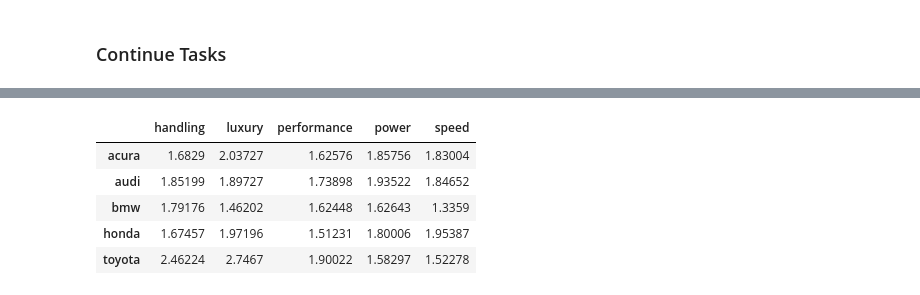
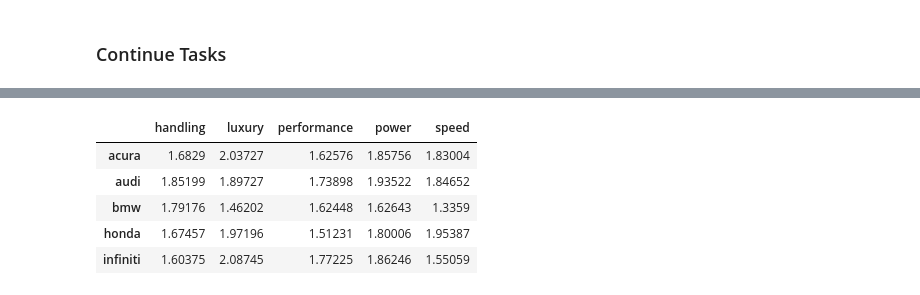
Before and after one commit to abhi-vik/ugc-analytics, a Jupyter notebook: assignments/first/Lift.ipynb, the cells around one changed output, grey strips where cells are left out. Saved outputs shown, nothing was run; the diff lists cells and outputs as text; code cells hidden in the pictures.

Commit message:
Pushing latest changes to Lift project

```diff
--- a/assignments/first/Lift.ipynb
+++ b/assignments/first/Lift.ipynb
@@ -38,6 +38,7 @@ modelsDF = pd.read_csv('./models.csv', names=['make', 'model'])
 # this dataframe contains some other mappings like seat => seats
 # for the makes / models will we ignore those, they are at the end
 makemodels = modelsDF[0:520]
+model_to_make = modelsDF.set_index('model').to_dict(orient='dict')['make']
 
 def wordCount(post):
     d = {}
@@ -95,6 +96,8 @@ Top 10: ['bmw', 'acura', 'audi', 'honda', 'toyota', 'infiniti', 'nissan', 'volks
 # Task C.
 
 modelWords = list(modelsDF['make'].unique()) + list(modelsDF['model'].unique())
+
+model_to_make = modelsDF.set_index('model').to_dict(orient='dict')['make']
 
 countTuple = [(k, v) for k, v in counts.items()]
 filtered = list(filter(lambda x: x[0] not in modelWords, countTuple))
@@ -145,13 +148,13 @@ def splitReplace(post):
     return unique if len(unique) else []
 
 
-postsDF['words'] = postsDF['message'].map(lambda x: splitReplace(x))
+df['words'] = df['message'].map(lambda x: splitReplace(x))
 # %%
 def do_lift(x, y=None):
     l1, l2 = sorted(x), sorted(y or [])
     bools = pd.DataFrame()
     for e in l1 + l2:
-        bools[e] = postsDF['words'].map(lambda words: e in words)
+        bools[e] = df['words'].map(lambda words: e in words)
 
     def do(df, a, b):
         count_a_int_b = np.logical_and(df[a], df[b]).values.sum()
@@ -306,9 +302,9 @@ plt.show()
 # %%
-do_lift(top10[0:5], importantWords)
+do_lift(top10[0:5], attributes)
 # %% [output]
 |  | handling | luxury | performance | power | speed |
 | acura | 1.6829 | 2.03727 | 1.62576 | 1.85756 | 1.83004 |
 | audi | 1.85199 | 1.89727 | 1.73898 | 1.93522 | 1.84652 |
 | bmw | 1.79176 | 1.46202 | 1.62448 | 1.62643 | 1.3359 |
 | honda | 1.67457 | 1.97196 | 1.51231 | 1.80006 | 1.95387 |
-| toyota | 2.46224 | 2.7467 | 1.90022 | 1.58297 | 1.52278 |
+| infiniti | 1.60375 | 2.08745 | 1.77225 | 1.86246 | 1.55059 |
```
Also changed, not shown: parts of 19 cells of this notebook.
